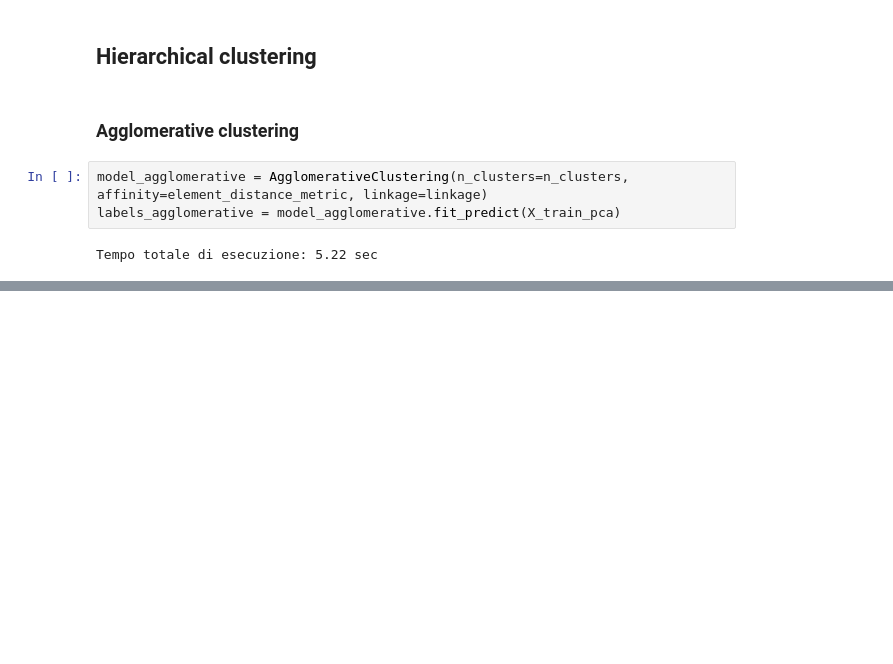
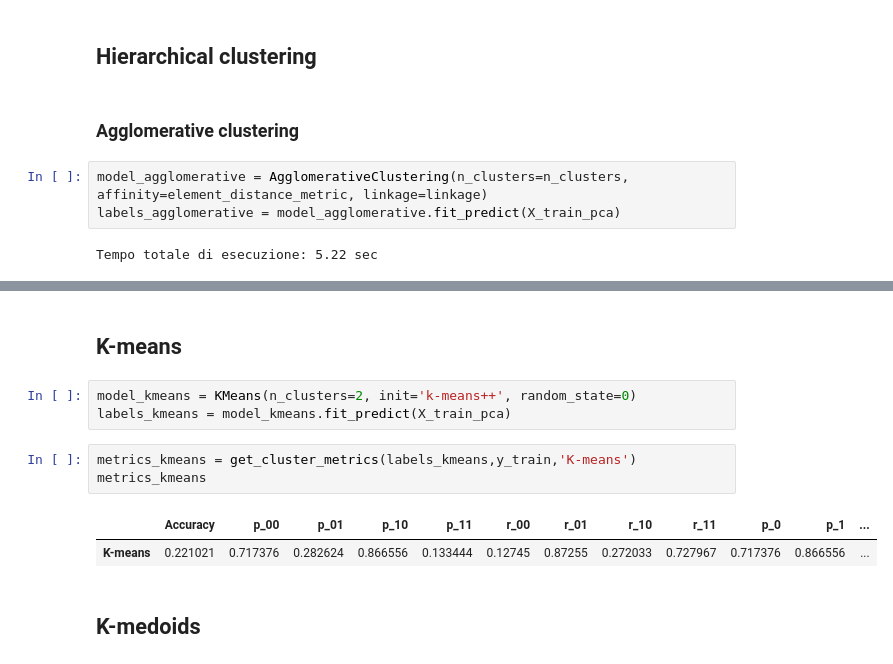
Before and after one commit to sararesta/ML-Homework, a Jupyter notebook: Clustering.ipynb, the cells around one changed output, grey strips where cells are left out. Saved outputs shown, nothing was run; the diff lists cells and outputs as text; blank space fills up the shorter version.

```diff
--- a/Clustering.ipynb
+++ b/Clustering.ipynb
@@ -249,0 +282,13 @@ print(get_cluster_metrics(labels_agglomerative,y_train))
+# %% [markdown]
+## K-means
+# %%
+model_kmeans = KMeans(n_clusters=2, init='k-means++', random_state=0)
+labels_kmeans = model_kmeans.fit_predict(X_train_pca)
+# %%
+metrics_kmeans = get_cluster_metrics(labels_kmeans,y_train,'K-means')
+metrics_kmeans
+# %% [output]
+|  | Accuracy | p_00 | p_01 | p_10 | p_11 | r_00 | r_01 | r_10 | r_11 | p_0 | p_1 | ... |
+| K-means | 0.221021 | 0.717376 | 0.282624 | 0.866556 | 0.133444 | 0.12745 | 0.87255 | 0.272033 | 0.727967 | 0.717376 | 0.866556 | ... |
+# %% [markdown]
+## K-medoids
```
Also changed, not shown: parts of 6 cells of this notebook.
